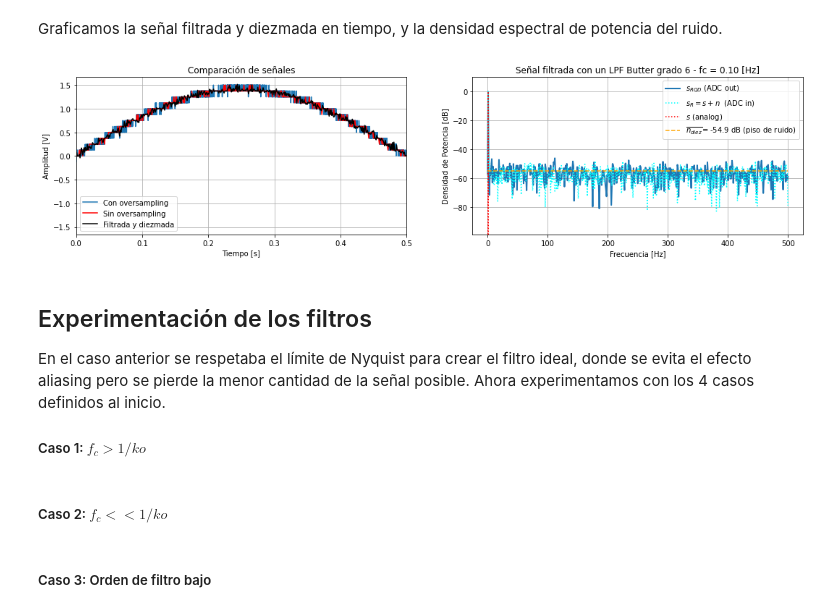
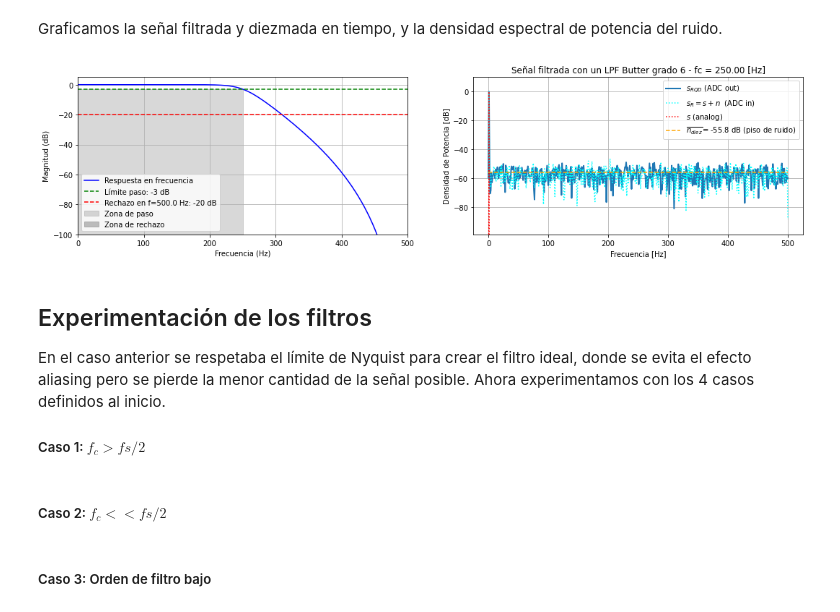
Before and after one commit to mnoe893/PDS_UTNBA_2025, a Jupyter notebook: TS5_cuantizacion.ipynb, the cells around one changed output. Saved outputs shown, nothing was run; the diff lists cells and outputs as text; code cells hidden in the pictures.

```diff
--- a/TS5_cuantizacion.ipynb
+++ b/TS5_cuantizacion.ipynb
@@ -86,16 +86,20 @@ plt.show()
 A continuación se filtra la señal con oversampling cuantificada con un filtro butter de sexto grado y una frecuencia de corte igual a la inversa del factor de sobremuestreo. Luego se diezmara la misma para "eliminar" el efecto oversampling, tomando un valor de cada $k_o$ valores
 # %%
 orden_filtro = 6
-fc = 1/ko             # Frecuencia de corte deseada
-Wn = 2*np.pi*(fc)
+atenuacion_rechazo_db = -20 # Atenuacion minima a partir de f_objetivo
+f_objetivo = (fs/2) # Frecuencia de corte deseada (Limite de Nyquist)
+fc = f_objetivo*0.5         # Frecuencia a la que se empieza a atenuar
+fc_norm = fc / (fs / 2) # Frecuencia de corte normalizada
 
-arr_fc = []
-arr_fc.append(fc) # Añado valor al array
-arr_ord = []
-arr_ord.append(orden_filtro)
+coef_num, coef_den = sig.butter(orden_filtro, fc_norm, btype='low', analog=False)
 
-coef_num, coef_den = butter(orden_filtro, Wn)
+arr_fobjetivo = []; arr_fobjetivo.append(f_objetivo) # Añado valor al array
+arr_ord = []; arr_ord.append(orden_filtro)
+arr_coef_num = []; arr_coef_num.append(coef_num)
+arr_coef_den = []; arr_coef_den.append(coef_den)
+arr_fc = []; arr_fc.append(fc)
 
+#coef_num, coef_den = butter(orden_filtro, Wn)
 s_filtrada = lfilter(coef_num, coef_den, srq_os)
 
 # Diezmamos
@@ -109,15 +113,54 @@ Graficamos la señal filtrada y diezmada en tiempo, y la densidad espectral de p
 # %%
 plt.figure(4, figsize=(18, 4))
 plt.subplot(1,2,1)
-plt.plot(tt_os, srq_os, label='Con oversampling')
-plt.plot(tt, srq, label='Sin oversampling', color="red")
-plt.plot(tt_diezmada, s_diezmada, label='Filtrada y diezmada', color="black")
-plt.title("Comparación de señales");
-plt.xlabel("Tiempo [s]"); plt.ylabel("Amplitud [V]"); plt.legend(); plt.grid(); plt.xlim(0, 0.5)
 
+'''GRAFICO RESPUESTA EN FRECUENCIA'''
+def graficar_plantilla_filtro_iir(b, a, fc, f_objetivo, atenuacion_rechazo_db, atenuacion_paso_db=-3, fs=1.0, color='blue'):
+    """
+    Parámetros:
+    - b, a: coeficientes del filtro IIR
+    - fc: frecuencia de corte en Hz (usada solo para graficar la banda de paso)
+    - f_objetivo: frecuencia objetivo donde se espera la atenuación de rechazo (Hz)
+    - atenuacion_rechazo_db: dB deseados de rechazo a partir de f_objetivo
+    - atenuacion_paso_db: dB máximos permitidos en la banda de paso
+    - fs: frecuencia de muestreo en Hz
+    """
+    # Respuesta en frecuencia
+    worN = 1024
+    w, h = sig.freqz(b, a, worN=worN, fs=fs)
 
+    # Frecuencia normalizada para graficar (de 0 a 1)
+    f = w / np.pi
+    h_db = 20 * np.log10(np.abs(h) + 1e-12)  # evitar log(0)
+
+    # Rango de dB para la gráfica
+    y_min, y_max = -100, 5
+
+    # Graficar respuesta y plantilla
+    plt.plot(w, h_db, label='Respuesta en frecuencia', color=color)
+
+    # Banda de paso
+    plt.fill_betweenx([y_min, atenuacion_paso_db], 0, fc, color='gray', alpha=0.3, label='Zona de paso')
+
+    # Banda de rechazo
+    plt.fill_betweenx([atenuacion_rechazo_db, y_max], f_objetivo, fs/2, color='gray', alpha=0.5, label='Zona de rechazo')
+
+    # Líneas guía
+    plt.axhline(y=atenuacion_paso_db, color='green', linestyle='--', label=f'Límite paso: {atenuacion_paso_db} dB')
+    plt.axhline(y=atenuacion_rechazo_db, color='red', linestyle='--', label=f'Rechazo en f={f_objetivo} Hz: {atenuacion_rechazo_db} dB')
+
+    # Estética
+    plt.xlabel('Frecuencia (Hz)')
+    plt.ylabel('Magnitud (dB)')
+    plt.grid(True)
+    plt.ylim([y_min, y_max])
+    plt.xlim([0, fs / 2])
+    plt.legend()
+
+graficar_plantilla_filtro_iir(coef_num, coef_den, fc, f_objetivo, atenuacion_rechazo_db, atenuacion_paso_db=-3, fs=fs)
+
+'''GRAFICO PSD'''
 plt.subplot(1,2,2)
-
 # ffts constantes para todo filtrado, arbitrarias a recalcular cada vez que se llama a la funcion
 nNn = np.random.normal(0, np.sqrt(Pn), size=N_os) # Ruido oversampling
 ft_Nn = fft(nNn) / N_os
@@ -126,39 +169,39 @@ ft_SR = fft(sr) / N             # Seno con ruido
 ft_As = fft(s_os) / N_os        # Seno puro
 
 # Calculamos PSD
 def grafico_PSD(error, fcorte, orden_filtro, s_diezmada):
 
     ff = np.arange(0,fs,df) #ff = np.fft.fftfreq(N, d=1/fs)
     ff_os = np.arange(0,fs_os,df)  #ff_os = np.fft.fftfreq(N_os, d=df) # Reemplazar ffreq
 
     fft_n = fft(error) / N
     Nnq_mean = np.mean(np.abs(fft_n)**2)
 
     ft_Srqd = fft(s_diezmada) / N           # Seno con ruido cuantizada, filtrada y diezmada
 
     bfrec = ff <= fs/2
     # Señal de salida (cuantificada y diezmada) densidad de potencia
     plt.plot( ff[bfrec], 10* np.log10(2*np.abs(ft_Srqd[bfrec])**2), lw=2, label='$ s_{RQD} $ (ADC out)' )
     # Señal analogica de entrada (con ruido) densidad de potencia
     plt.plot( ff[bfrec], 10* np.log10(2*np.abs(ft_SR[bfrec])**2), color='cyan', ls='dotted', label='$ s_R = s + n $  (ADC in)' )
     # Señal analogica pura densidad de potencia
     plt.plot( ff_os[ff_os <= fs/2], 10* np.log10(2*np.abs(ft_As[ff_os <= fs/2])**2), color='red', ls='dotted', label='$ s $ (analog)' )
     # Piso ruido cte
     plt.plot( np.array([ ff[bfrec][0], ff[bfrec][-1] ]), 10* np.log10(2* np.array([Nnq_mean, Nnq_mean]) ), '--c', color='orange', label='$ \overline{n_{diez}} = $' + '{:3.1f} dB (piso de ruido)'.format(10* np.log10(2* Nnq_mean)) )
     plt.title('Señal filtrada con un LPF Butter grado {:d} - fc = {:3.2f} [Hz]'.format(orden_filtro, fcorte) )
     plt.ylabel('Densidad de Potencia [dB]'); plt.xlabel('Frecuencia [Hz]')
     axes_hdl = plt.gca(); axes_hdl.legend()
     plt.ylim((1.5*np.min(10* np.log10(2* np.array([Nnq_mean, nNn_mean]))),10)); plt.grid()
 
 grafico_PSD(error = n_diez, fcorte = fc, orden_filtro = orden_filtro, s_diezmada = s_diezmada)
 plt.show()
 # %% [output]
-[figure, old version]
+[figure, new version]
 # %% [markdown]
 ## Experimentación de los filtros
 En el caso anterior se respetaba el límite de Nyquist para crear el filtro ideal, donde se evita el efecto aliasing pero se pierde la menor cantidad de la señal posible.
 Ahora experimentamos con los 4 casos definidos al inicio.
 
-##### Caso 1: $f_c > 1/ko$
+##### Caso 1: $f_c > fs/2$
 # %%
 orden_filtro = 6
@@ -175,6 +222,6 @@ s_1 = s_filtrada[::ko]
 tt_1 = tt_os[::ko]
 n_1 = s_1 - s # Error con señal analogica
 # %% [markdown]
-##### Caso 2: $f_c << 1/ko$
+##### Caso 2: $f_c << fs/2$
 # %%
 orden_filtro = 6
```
Also changed, not shown: parts of 7 cells of this notebook.
